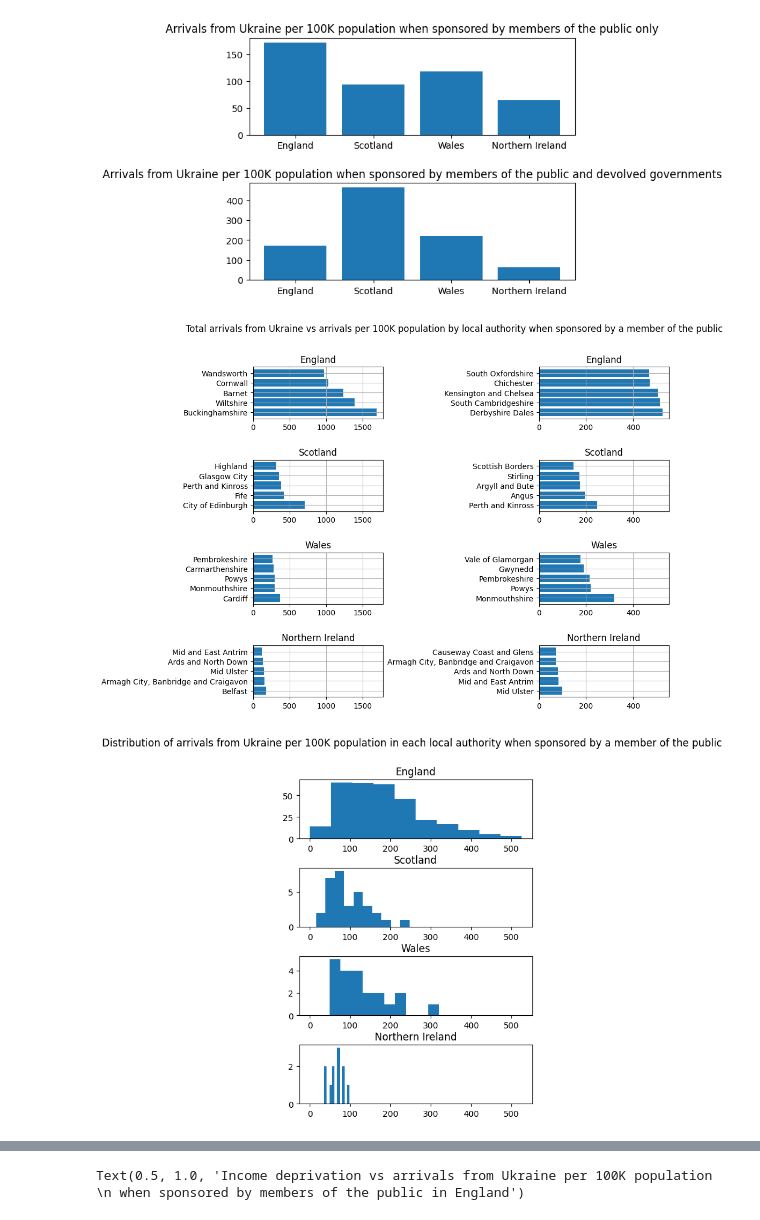
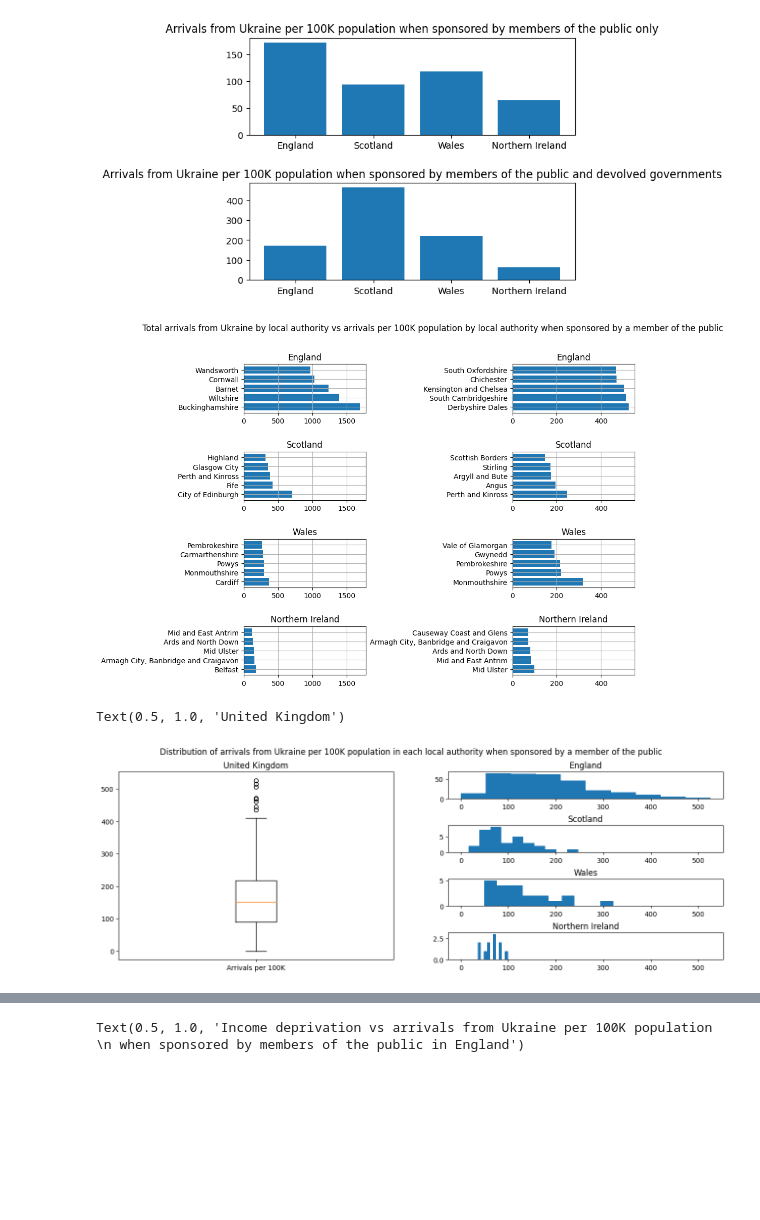
Before and after one commit to yuliiabosher/Python-with-Data-course, a Jupyter notebook: Worksheets/Data_Exploration_project.ipynb, the cells around one changed output, grey strips where cells are left out. Cells and saved outputs as stored; diff of their text form; code cells hidden in the pictures; blank space fills up the shorter version.

```diff
--- a/Worksheets/Data_Exploration_project.ipynb
+++ b/Worksheets/Data_Exploration_project.ipynb
@@ -305,60 +304,70 @@ x4 = members_of_public[members_of_public['Country'] == 'Northern Ireland'].sort_
 y4 = members_of_public[members_of_public['Country'] == 'Northern Ireland'].sort_values('Arrivals', ascending=False).head()['Arrivals']
 fig, axs = plt.subplots(4,2, sharex='col', figsize=(10,8))
 fig.subplots_adjust(hspace=0.8, wspace=1.2)
-fig.suptitle('Total arrivals from Ukraine vs arrivals per 100K population by local authority when sponsored by a member of the public')
+fig.suptitle('Total arrivals from Ukraine by local authority vs arrivals per 100K population by local authority when sponsored by a member of the public')
 axs[0,1].barh(xe, ye)
 axs[0,1].set_title('England')
 axs[0,1].xaxis.set_tick_params(labelbottom=True)
 axs[0,1].grid()
 axs[1,1].barh(xs, ys)
 axs[1,1].set_title('Scotland')
 axs[1,1].xaxis.set_tick_params(labelbottom=True)
 axs[1,1].grid()
 axs[2,1].barh(xw, yw)
 axs[2,1].set_title('Wales')
 axs[2,1].xaxis.set_tick_params(labelbottom=True)
 axs[2,1].grid()
 axs[3,1].barh(xi, yi)
 axs[3,1].set_title('Northern Ireland')
 axs[3,1].xaxis.set_tick_params(labelbottom=True)
 axs[3,1].grid()
 axs[0,0].barh(x1, y1)
 axs[0,0].set_title('England')
 axs[0,0].xaxis.set_tick_params(labelbottom=True)
 axs[0,0].grid()
 axs[1,0].barh(x2, y2)
 axs[1,0].set_title('Scotland')
 axs[1,0].xaxis.set_tick_params(labelbottom=True)
 axs[1,0].grid()
 axs[2,0].barh(x3,y3)
 axs[2,0].set_title('Wales')
 axs[2,0].xaxis.set_tick_params(labelbottom=True)
 axs[2,0].grid()
 axs[3,0].barh(x4,y4)
 axs[3,0].grid()
 axs[3,0].set_title('Northern Ireland')
 axs[3,0].xaxis.set_tick_params(labelbottom=True)
 # %% [output]
-[figure, old version]
+[figure, new version]
 # %%
 e = county_joined[county_joined['Country'] == 'England']['Arrivals per 100K']
 s = county_joined[county_joined['Country'] == 'Scotland']['Arrivals per 100K']
 w = county_joined[county_joined['Country'] == 'Wales']['Arrivals per 100K']
 i = county_joined[county_joined['Country'] == 'Northern Ireland']['Arrivals per 100K']
-fig, axs = plt.subplots(4, 1, figsize= (5,7), sharex='col')
-fig.subplots_adjust(hspace=0.5)
+fig = plt.figure()
+fig.set_figheight(5)
+fig.set_figwidth(16)
+fig.subplots_adjust(hspace=1)
 fig.suptitle('Distribution of arrivals from Ukraine per 100K population in each local authority when sponsored by a member of the public')
-axs[0].hist(e)
-axs[0].set_title('England')
-axs[0].xaxis.set_tick_params(labelbottom=True)
-axs[1].hist(s)
-axs[1].xaxis.set_tick_params(labelbottom=True)
-axs[1].set_title('Scotland')
-axs[2].hist(w)
-axs[2].set_title('Wales')
-axs[2].xaxis.set_tick_params(labelbottom=True)
-axs[3].hist(i)
-axs[3].set_title('Northern Ireland')
-axs[3].xaxis.set_tick_params(labelbottom=True)
+ax1 = plt.subplot2grid(shape=(4, 2), loc=(0, 1))
+ax2 = plt.subplot2grid(shape=(4, 2), loc=(1, 1), sharex=ax1)
+ax3 = plt.subplot2grid(shape=(4, 2), loc=(2, 1), sharex=ax1)
+ax4 = plt.subplot2grid(shape=(4, 2), loc=(3, 1), sharex=ax1)
+ax5 = plt.subplot2grid(shape=(4, 2), loc=(0, 0), rowspan=4)
+ax1.hist(e)
+ax1.set_title('England')
+ax1.xaxis.set_tick_params(labelbottom=True)
+ax2.hist(s)
+ax2.xaxis.set_tick_params(labelbottom=True)
+ax2.set_title('Scotland')
+ax3.hist(w)
+ax3.set_title('Wales')
+ax3.xaxis.set_tick_params(labelbottom=True)
+ax4.hist(i)
+ax4.set_title('Northern Ireland')
+ax4.xaxis.set_tick_params(labelbottom=True)
+ax5.boxplot(county_joined['Arrivals per 100K'], labels=['Arrivals per 100K'])
+ax5.set_title('United Kingdom')
 # %% [output]
+Text(0.5, 1.0, 'United Kingdom')
-[figure, old version]
+[figure, new version]
```
Also changed, not shown: parts of 2 cells of this notebook.
